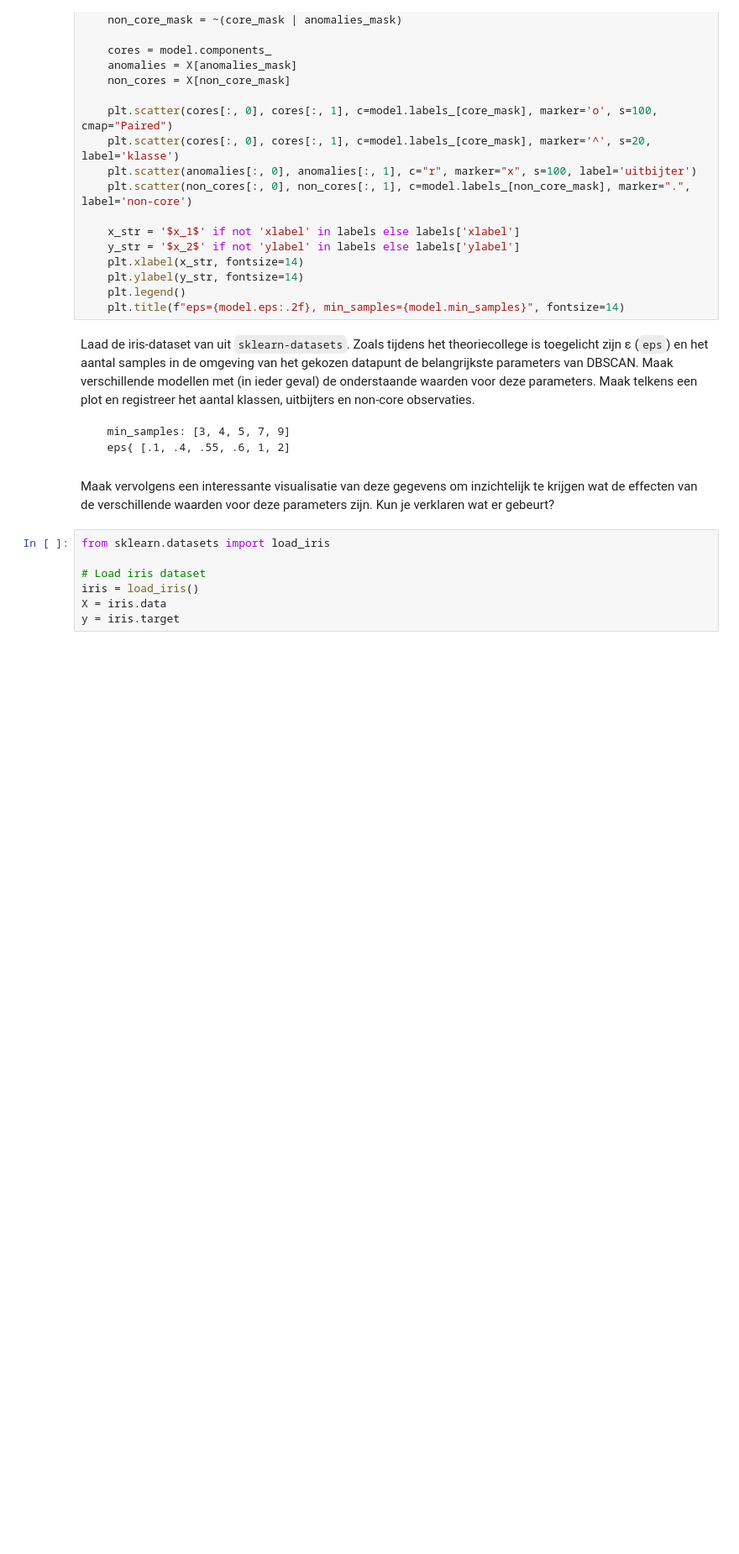
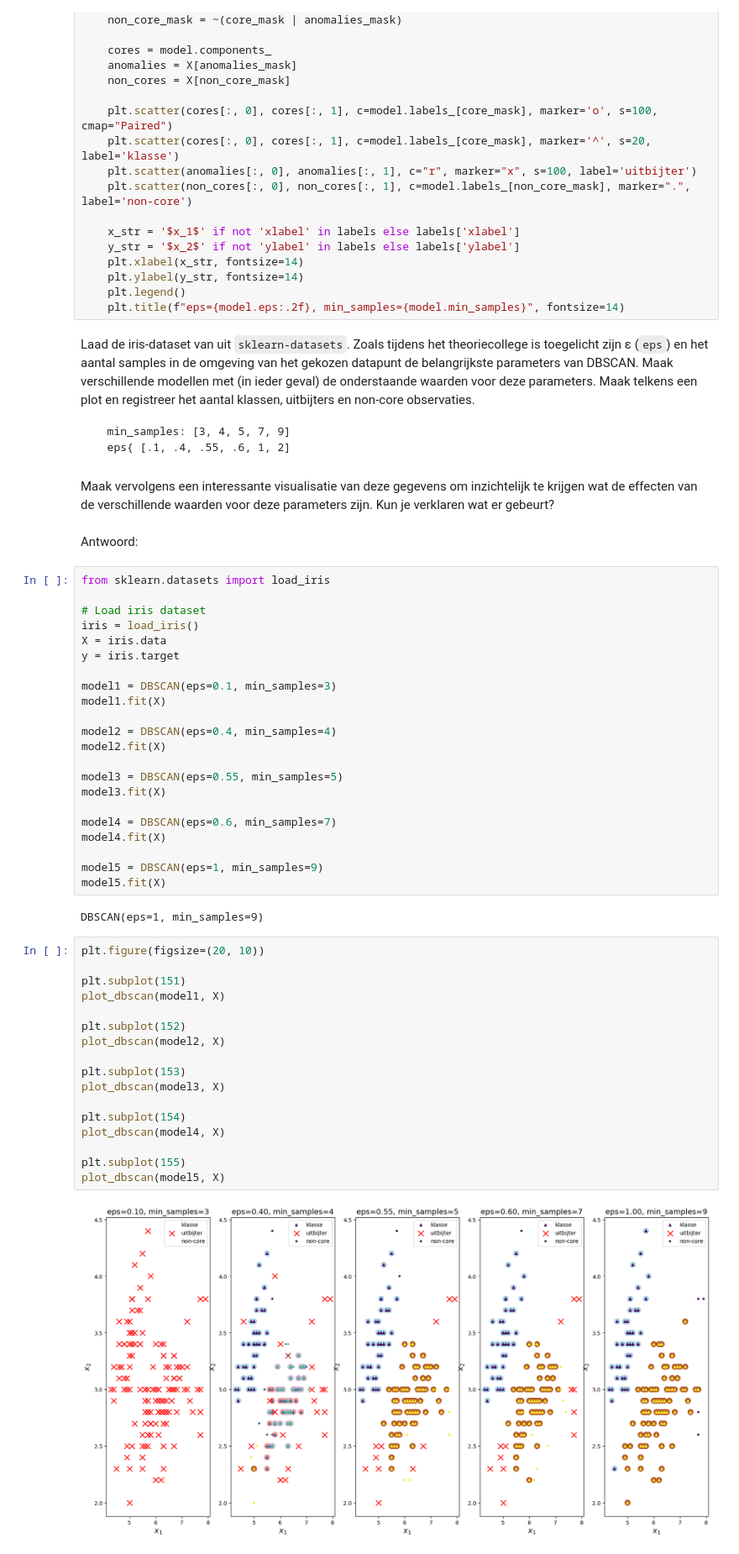
Before and after one commit to graatje/Machine-Learning, a Jupyter notebook: Opdracht DBSCAN.ipynb, the cells around one changed output. Shown at 84% size. Saved outputs shown, nothing was run; the diff lists cells and outputs as text; blank space fills up the shorter version.

````diff
--- a/Opdracht DBSCAN.ipynb
+++ b/Opdracht DBSCAN.ipynb
@@ -44,6 +44,8 @@ Laad de iris-dataset van uit `sklearn-datasets`. Zoals tijdens het theoriecolleg
 ```
 # %% [markdown]
 Maak vervolgens een interessante visualisatie van deze gegevens om inzichtelijk te krijgen wat de effecten van de verschillende waarden voor deze parameters zijn. Kun je verklaren wat er gebeurt?
+# %% [markdown]
+Antwoord:
 # %%
 from sklearn.datasets import load_iris
 
@@ -51,3 +53,39 @@ from sklearn.datasets import load_iris
 iris = load_iris()
 X = iris.data
 y = iris.target
+
+model1 = DBSCAN(eps=0.1, min_samples=3)
+model1.fit(X)
+
+model2 = DBSCAN(eps=0.4, min_samples=4)
+model2.fit(X)
+
+model3 = DBSCAN(eps=0.55, min_samples=5)
+model3.fit(X)
+
+model4 = DBSCAN(eps=0.6, min_samples=7)
+model4.fit(X)
+
+model5 = DBSCAN(eps=1, min_samples=9)
+model5.fit(X)
+# %% [output]
+DBSCAN(eps=1, min_samples=9)
+# %%
+plt.figure(figsize=(20, 10))
+
+plt.subplot(151)
+plot_dbscan(model1, X)
+
+plt.subplot(152)
+plot_dbscan(model2, X)
+
+plt.subplot(153)
+plot_dbscan(model3, X)
+
+plt.subplot(154)
+plot_dbscan(model4, X)
+
+plt.subplot(155)
+plot_dbscan(model5, X)
+# %% [output]
+[figure, added]
````
